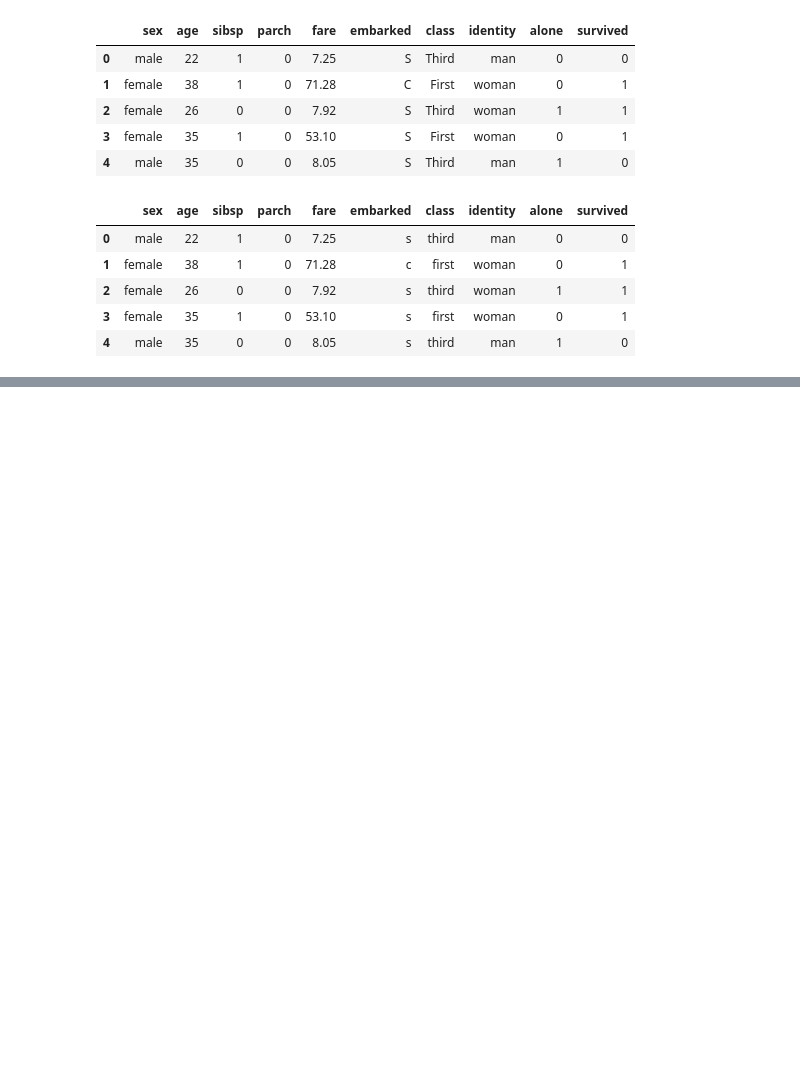
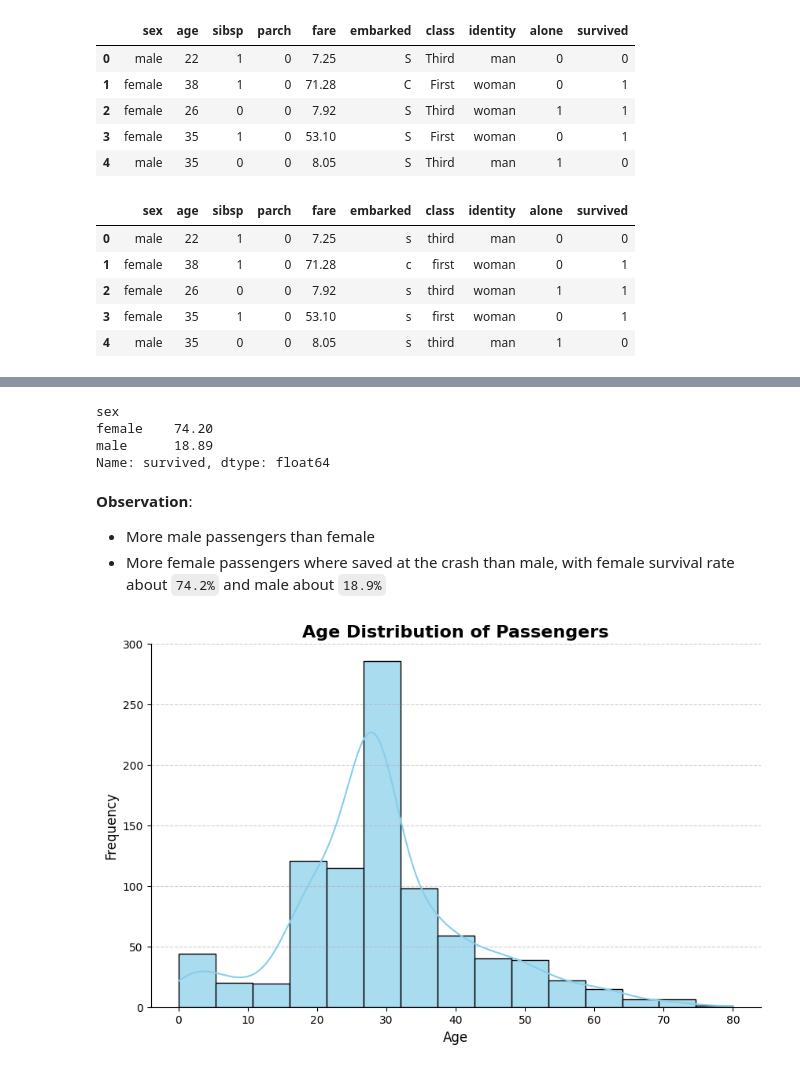
Before and after one commit to Prince-Favour12/titanic-project, a Jupyter notebook: notebook/Exploratory.ipynb, the cells around one changed output, grey strips where cells are left out. Saved outputs shown, nothing was run; the diff lists cells and outputs as text; code cells hidden in the pictures; blank space fills up the shorter version.

```diff
--- a/notebook/Exploratory.ipynb
+++ b/notebook/Exploratory.ipynb
@@ -152,0 +192,43 @@ df.head()
+# %%
+# checking the percent of male and female that survived
+
+survival_rate = round(df.groupby("sex")["survived"].mean() * 100, 2)
+
+print(survival_rate)
+# %% [output]
+sex
+female    74.20
+male      18.89
+Name: survived, dtype: float64
+# %% [markdown]
+**Observation**:
+- More male passengers than female
+- More female passengers where saved at the crash than male, with female survival rate about `74.2%` and male about `18.9%`
+# %%
+# Age
+
+plt.figure(figsize=(10,6))
+
+# Styled histogram
+sns.histplot(
+    data=df,
+    x="age",
+    bins=15,
+    kde=True,              # add smooth density curve
+    color="skyblue",       # fill color
+    edgecolor="black",     # outline bars
+    alpha=0.7              # transparency for softer look
+)
+
+# Titles & labels
+plt.title("Age Distribution of Passengers", fontsize=16, weight="bold")
+plt.xlabel("Age", fontsize=12)
+plt.ylabel("Frequency", fontsize=12)
+
+# Grid & clean style
+sns.despine()
+plt.grid(axis="y", linestyle="--", alpha=0.6)
+
+plt.show()
+# %% [output]
+[figure, added]
```
Also changed, not shown: parts of 11 cells of this notebook, 17 other files.
